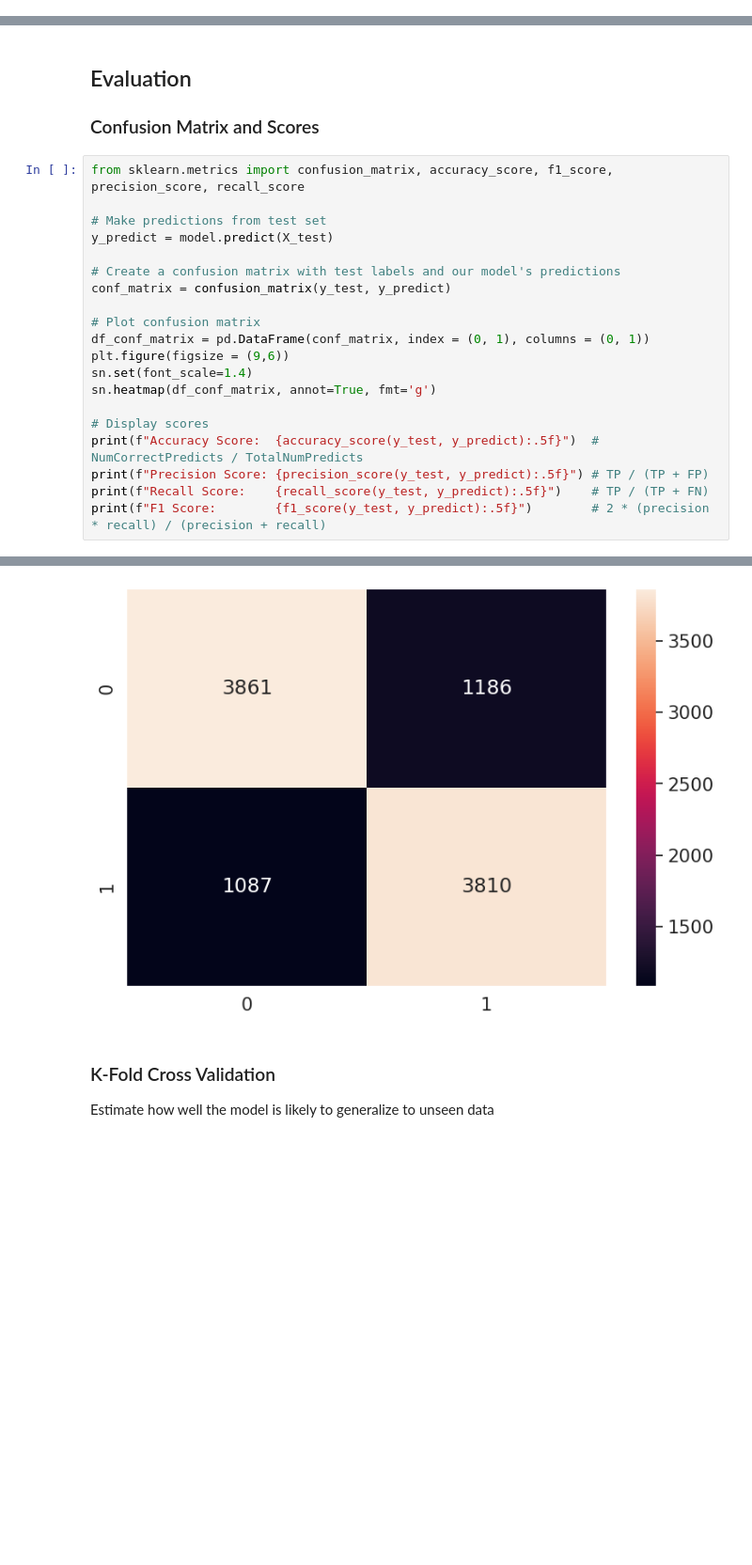
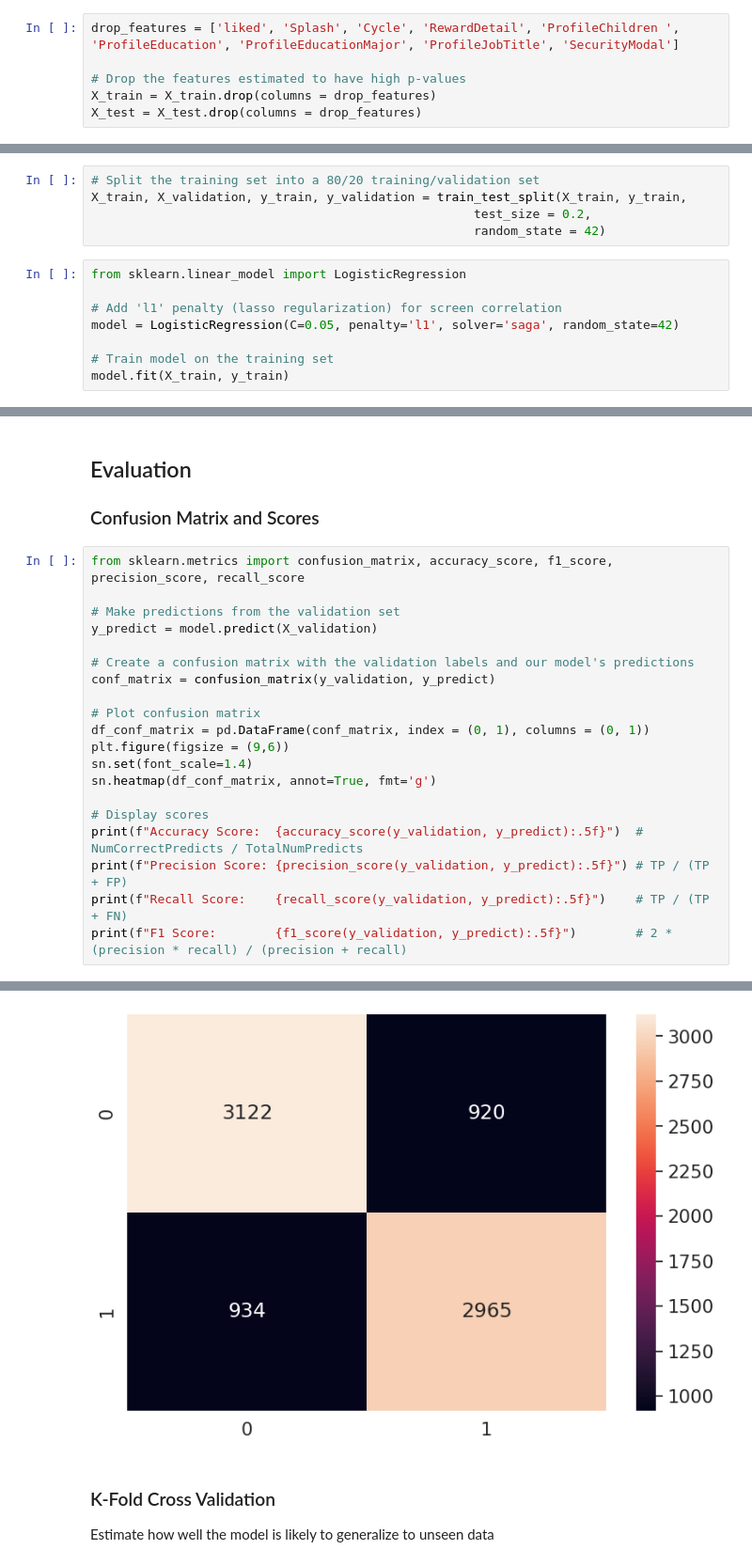
Before and after one commit to c-grigsby/ml-fintech-case-studies, a Jupyter notebook: directing-user-subscriptions/notebooks/directing-user-subscriptions_model.ipynb, the cells around one changed output, grey strips where cells are left out. Shown: that part at 94% size. Drawn from its saved outputs; the diff is of its cells as text; blank space fills up the shorter version.

Commit message:
case(userSubscriptions): add final model building

```diff
--- a/directing-user-subscriptions/notebooks/directing-user-subscriptions_model.ipynb
+++ b/directing-user-subscriptions/notebooks/directing-user-subscriptions_model.ipynb
@@ -68,3 +70,9 @@ df_users = df_users.drop(columns = drop_features)
+# %%
+drop_features = ['liked', 'Splash', 'Cycle', 'RewardDetail', 'ProfileChildren ', 'ProfileEducation', 'ProfileEducationMajor', 'ProfileJobTitle', 'SecurityModal']
+
+# Drop the features estimated to have high p-values
+X_train = X_train.drop(columns = drop_features)
+X_test = X_test.drop(columns = drop_features)
 # %% [markdown]
 ### Feature Scaling
 # %%
@@ -114,0 +113,13 @@ LogisticRegression(C=10, penalty='l1', random_state=2, solver='saga')
+# %%
+# Split the training set into a 80/20 training/validation set
+X_train, X_validation, y_train, y_validation = train_test_split(X_train, y_train,
+                                                    test_size = 0.2,
+                                                    random_state = 42)
+# %%
+from sklearn.linear_model import LogisticRegression
+
+# Add 'l1' penalty (lasso regularization) for screen correlation
+model = LogisticRegression(C=0.05, penalty='l1', solver='saga', random_state=42)
+
+# Train model on the training set
+model.fit(X_train, y_train)
@@ -119,11 +132,11 @@ LogisticRegression(C=10, penalty='l1', random_state=2, solver='saga')
 # %%
 from sklearn.metrics import confusion_matrix, accuracy_score, f1_score, precision_score, recall_score
 
-# Make predictions from test set
-y_predict = model.predict(X_test)
+# Make predictions from the validation set
+y_predict = model.predict(X_validation)
 
-# Create a confusion matrix with test labels and our model's predictions
-conf_matrix = confusion_matrix(y_test, y_predict)
+# Create a confusion matrix with the validation labels and our model's predictions
+conf_matrix = confusion_matrix(y_validation, y_predict)
 
 # Plot confusion matrix
 df_conf_matrix = pd.DataFrame(conf_matrix, index = (0, 1), columns = (0, 1))
@@ -132,8 +145,8 @@ sn.set(font_scale=1.4)
 sn.heatmap(df_conf_matrix, annot=True, fmt='g')
 
 # Display scores
-print(f"Accuracy Score:  {accuracy_score(y_test, y_predict):.5f}")  # NumCorrectPredicts / TotalNumPredicts
-print(f"Precision Score: {precision_score(y_test, y_predict):.5f}") # TP / (TP + FP)
-print(f"Recall Score:    {recall_score(y_test, y_predict):.5f}")    # TP / (TP + FN)
-print(f"F1 Score:        {f1_score(y_test, y_predict):.5f}")        # 2 * (precision * recall) / (precision + recall)
+print(f"Accuracy Score:  {accuracy_score(y_validation, y_predict):.5f}")  # NumCorrectPredicts / TotalNumPredicts
+print(f"Precision Score: {precision_score(y_validation, y_predict):.5f}") # TP / (TP + FP)
+print(f"Recall Score:    {recall_score(y_validation, y_predict):.5f}")    # TP / (TP + FN)
+print(f"F1 Score:        {f1_score(y_validation, y_predict):.5f}")        # 2 * (precision * recall) / (precision + recall)
 # %% [output]
@@ -144,4 +157,4 @@ F1 Score:        0.77024
-[figure, old version]
+[figure, new version]
 # %% [markdown]
 ### K-Fold Cross Validation
 
```
Also changed, not shown: parts of 32 cells of this notebook, 3 other files.
